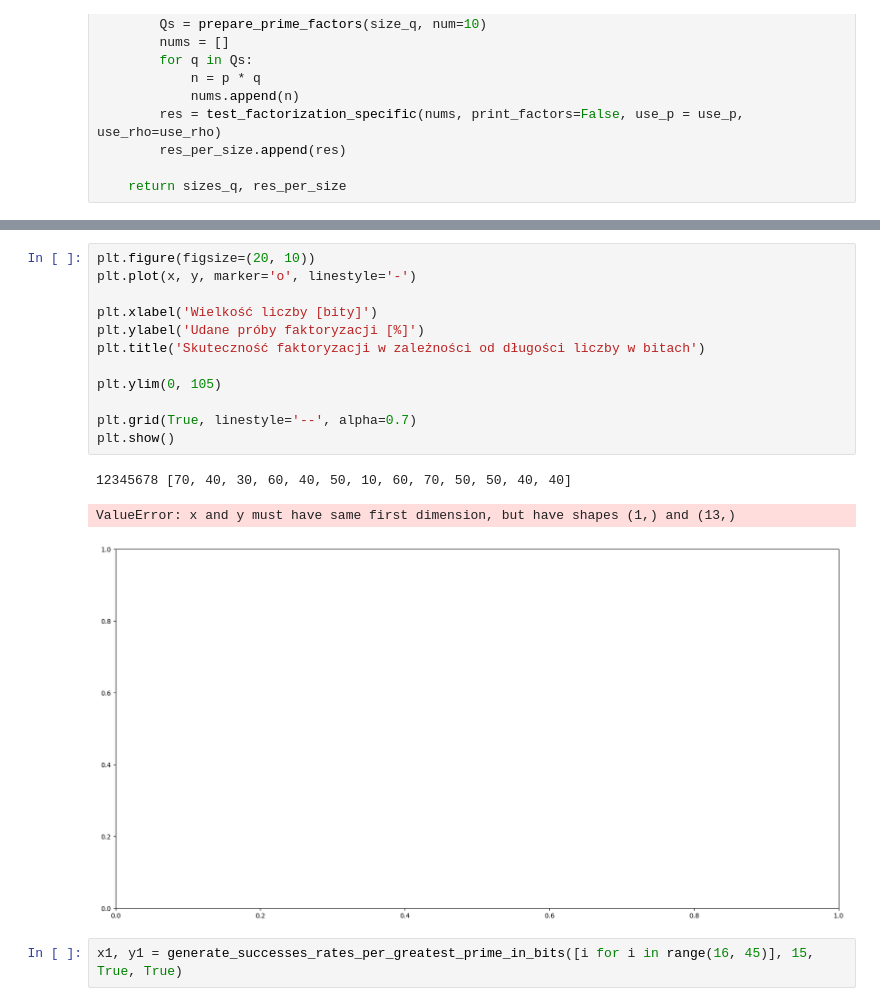
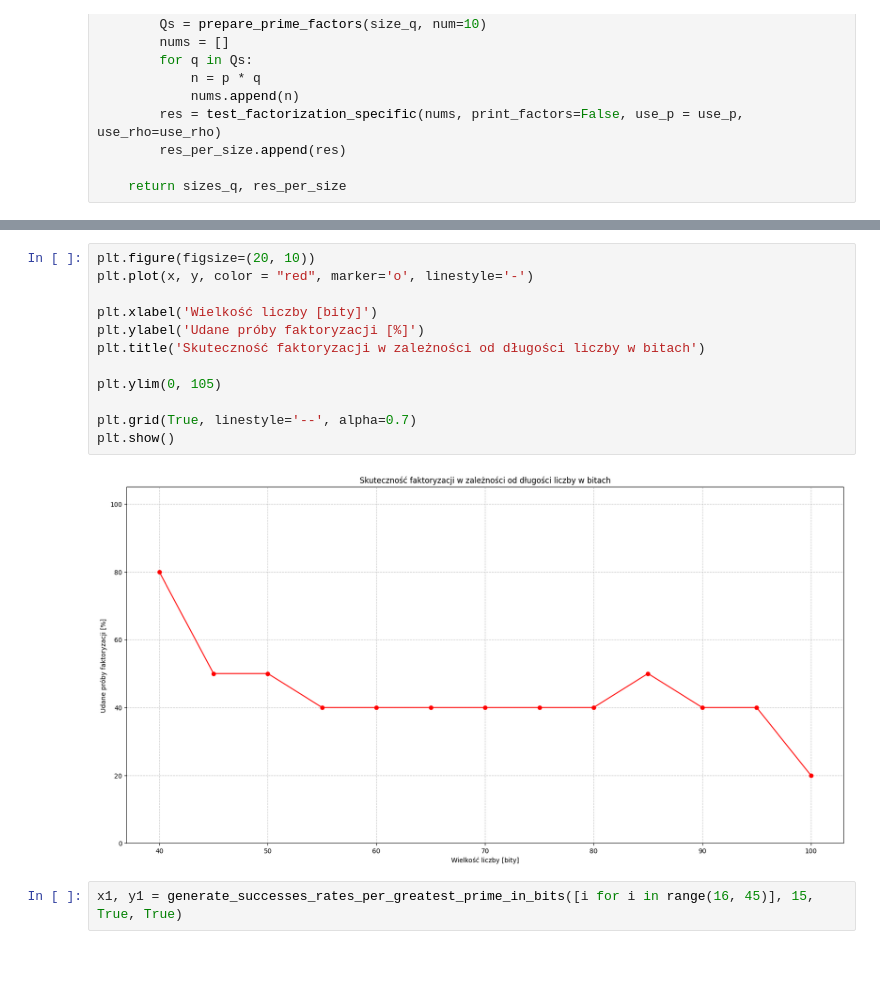
Before and after one commit to Jakub-Karczewski/cryptography_in_data_science, a Jupyter notebook: factorization/lab-factorization.ipynb, the cells around one changed output, grey strips where cells are left out. Saved outputs shown, nothing was run; the diff lists cells and outputs as text; blank space fills up the shorter version.

Commit message:
1 more plot

```diff
--- a/factorization/lab-factorization.ipynb
+++ b/factorization/lab-factorization.ipynb
@@ -848,19 +860,17 @@ print(x, y)
 # %%
 plt.figure(figsize=(20, 10))
-plt.plot(x, y, marker='o', linestyle='-')
+plt.plot(x, y, color = "red", marker='o', linestyle='-')
 
 plt.xlabel('Wielkość liczby [bity]')
 plt.ylabel('Udane próby faktoryzacji [%]')
 plt.title('Skuteczność faktoryzacji w zależności od długości liczby w bitach')
 
 plt.ylim(0, 105)
 
 plt.grid(True, linestyle='--', alpha=0.7)
 plt.show()
 # %% [output]
-12345678 [70, 40, 30, 60, 40, 50, 10, 60, 70, 50, 50, 40, 40]
-ValueError: x and y must have same first dimension, but have shapes (1,) and (13,)
-[figure, old version]
+[figure, new version]
 # %%
 x1, y1 = generate_successes_rates_per_greatest_prime_in_bits([i for i in range(16, 45)], 15, True, True)
 # %% [output]
```
Also changed, not shown: parts of 1 cell of this notebook.
